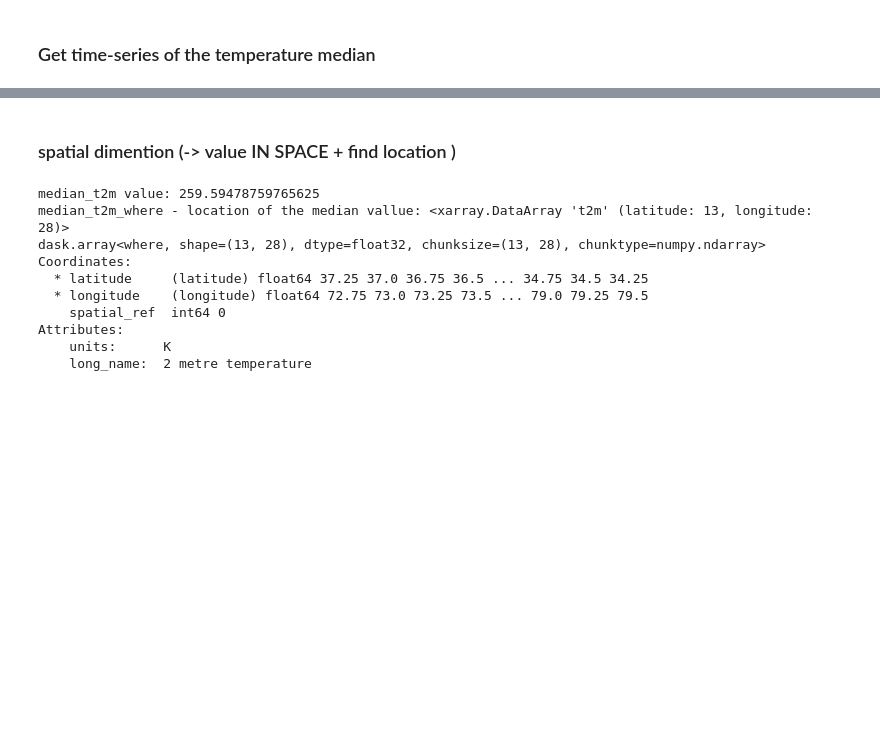
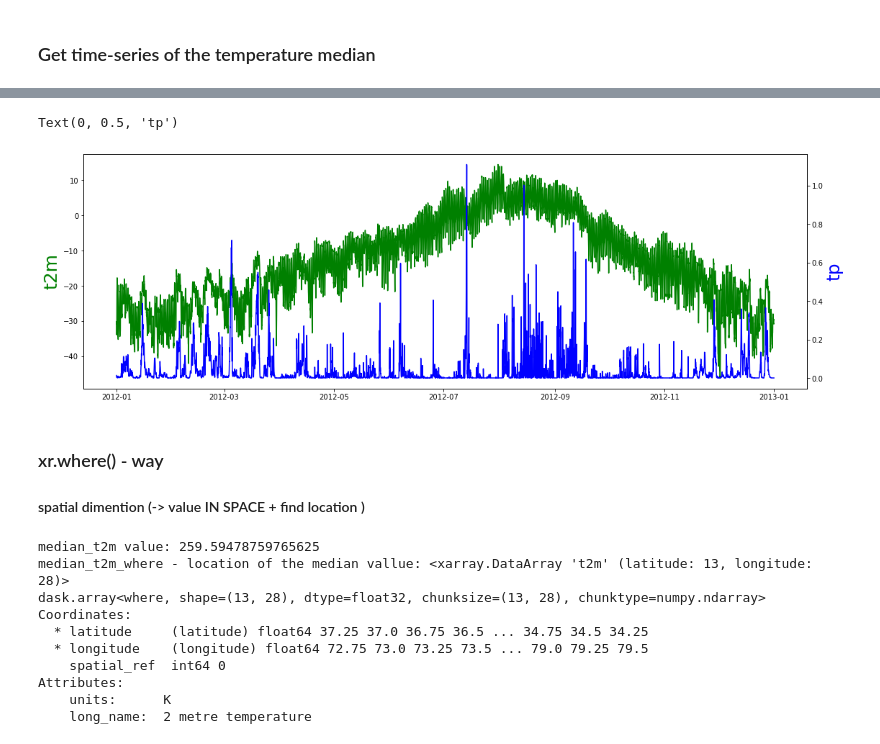
Before and after one commit to varyabazilova/hma_regions, a Jupyter notebook: era5_locate_median_point.ipynb, the cells around one changed output, grey strips where cells are left out. Drawn from its saved outputs; the diff is of its cells as text; code cells hidden in the pictures; blank space fills up the shorter version.

```diff
--- a/era5_locate_median_point.ipynb
+++ b/era5_locate_median_point.ipynb
@@ -278,5 +238,19 @@ coordinates for the median precipitation: MultiIndex([( 37.0, 74.75),
+# %%
+fig, ax1 = plt.subplots(figsize = (18,6))
+
+ax2 = ax1.twinx()
+
+ax1.plot(ts_df.t2m, 'g-')
+ax2.plot(ts_df.tp, 'b-')
+
+ax1.set_ylabel('t2m', color='g', fontsize = 25)
+ax2.set_ylabel('tp', color='b', fontsize = 25)
+# %% [output]
+Text(0, 0.5, 'tp')
+[figure, added]
 # %% [markdown]
-### spatial dimention (-> value IN SPACE + find location )
+### xr.where() - way
+#### spatial dimention (-> value IN SPACE + find location )
 # %%
 # calculate the median value over the region -> vallue IN SPACE
 # then find it's location
```
Also changed, not shown: parts of 15 cells of this notebook.
